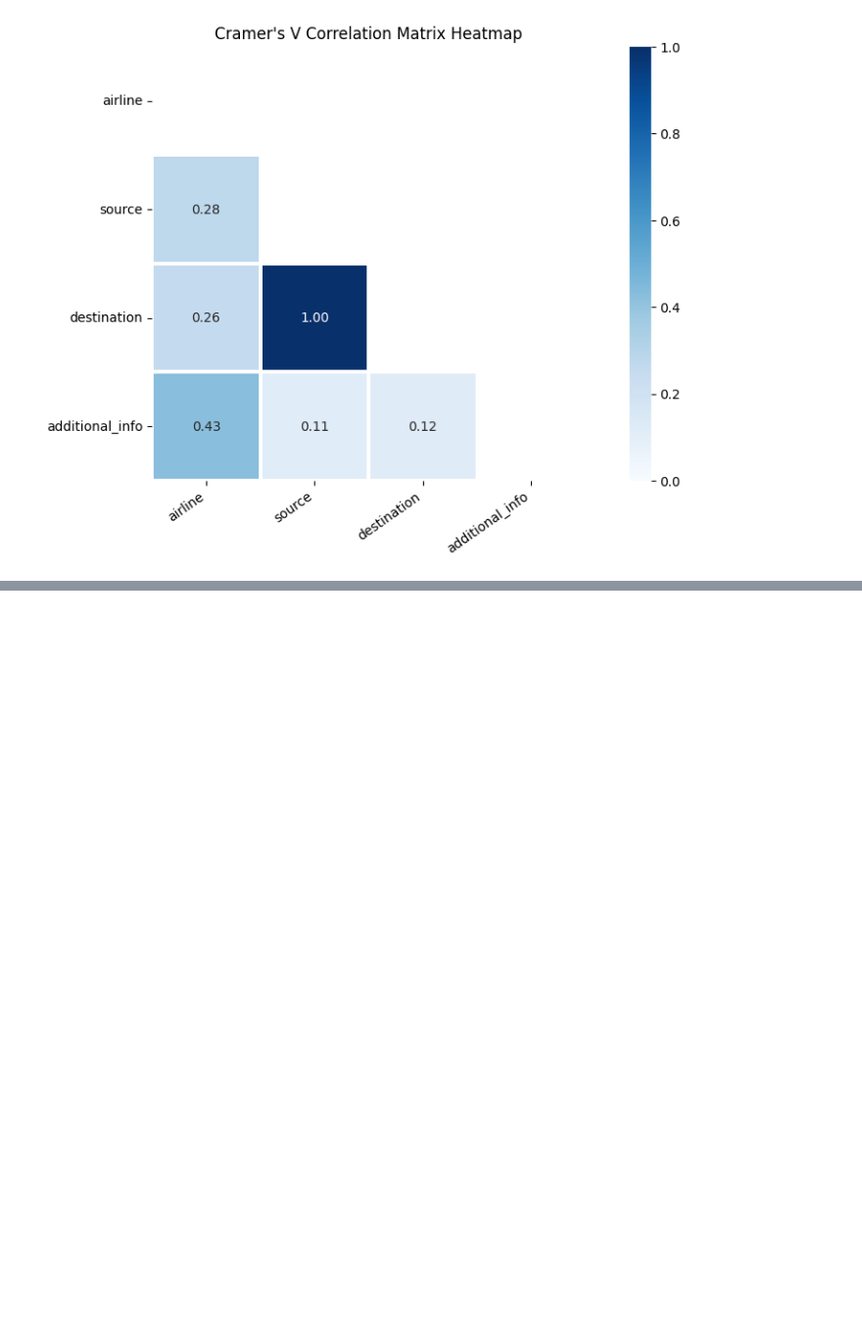
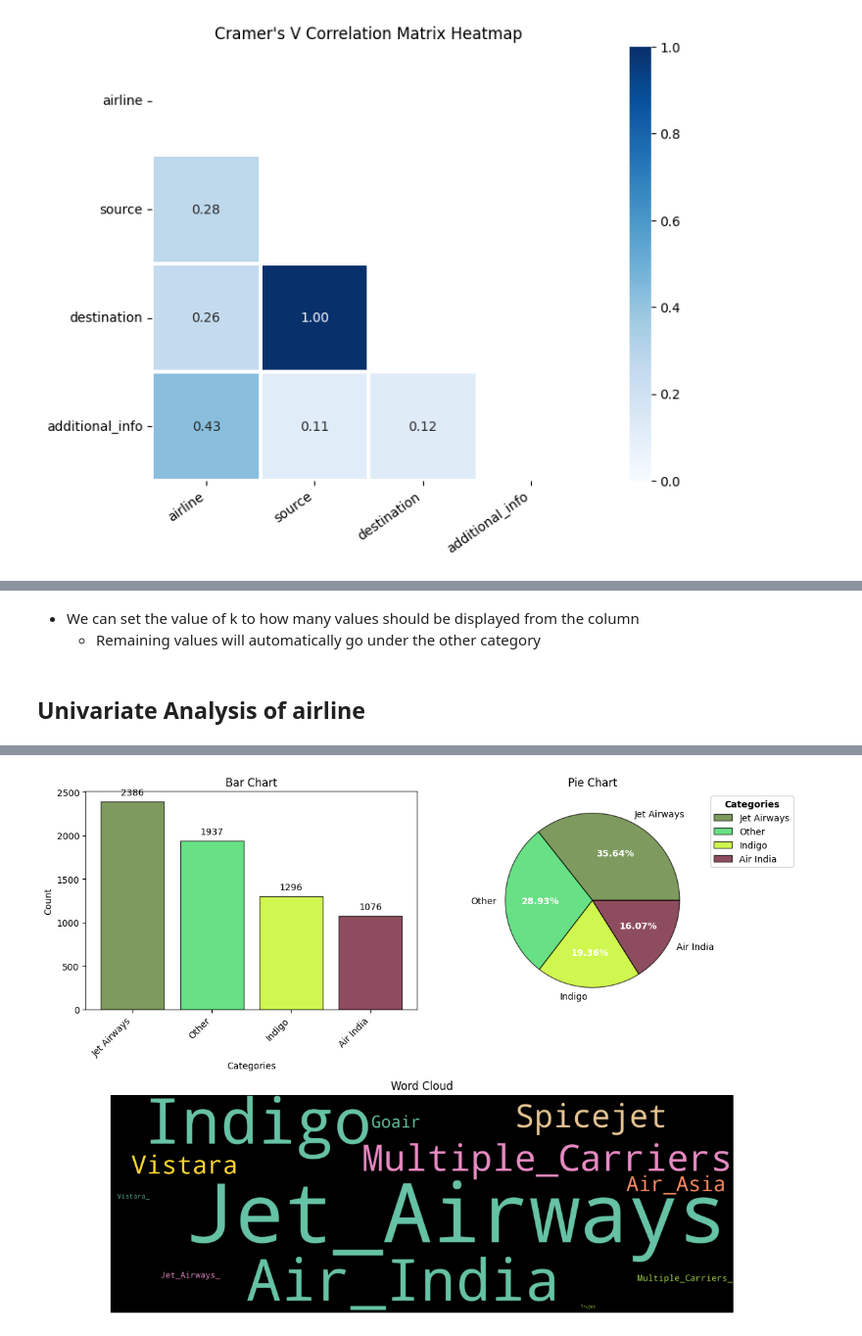
Before and after one commit to nomanmazharr/eda-with-sagemaker, a Jupyter notebook: notebooks/eda.ipynb, the cells around one changed output, grey strips where cells are left out. Shown at 98% size. Saved outputs shown, nothing was run; the diff lists cells and outputs as text; code cells hidden in the pictures; blank space fills up the shorter version.

```diff
--- a/notebooks/eda.ipynb
+++ b/notebooks/eda.ipynb
@@ -176,0 +254,7 @@ eda_helper_functions.cramersV_heatmap(train)
+# %% [markdown]
+- We can set the value of k to how many values should be displayed from the column
+  - Remaining values will automatically go under the other category
+# %%
+eda_helper_functions.cat_univar_plots(train, 'airline', k = 3)
+# %% [output]
+Univariate Analysis of airline
@@ -176,0 +262 @@ eda_helper_functions.cramersV_heatmap(train)
+[figure, added]
```
Also changed, not shown: parts of 21 cells of this notebook.
